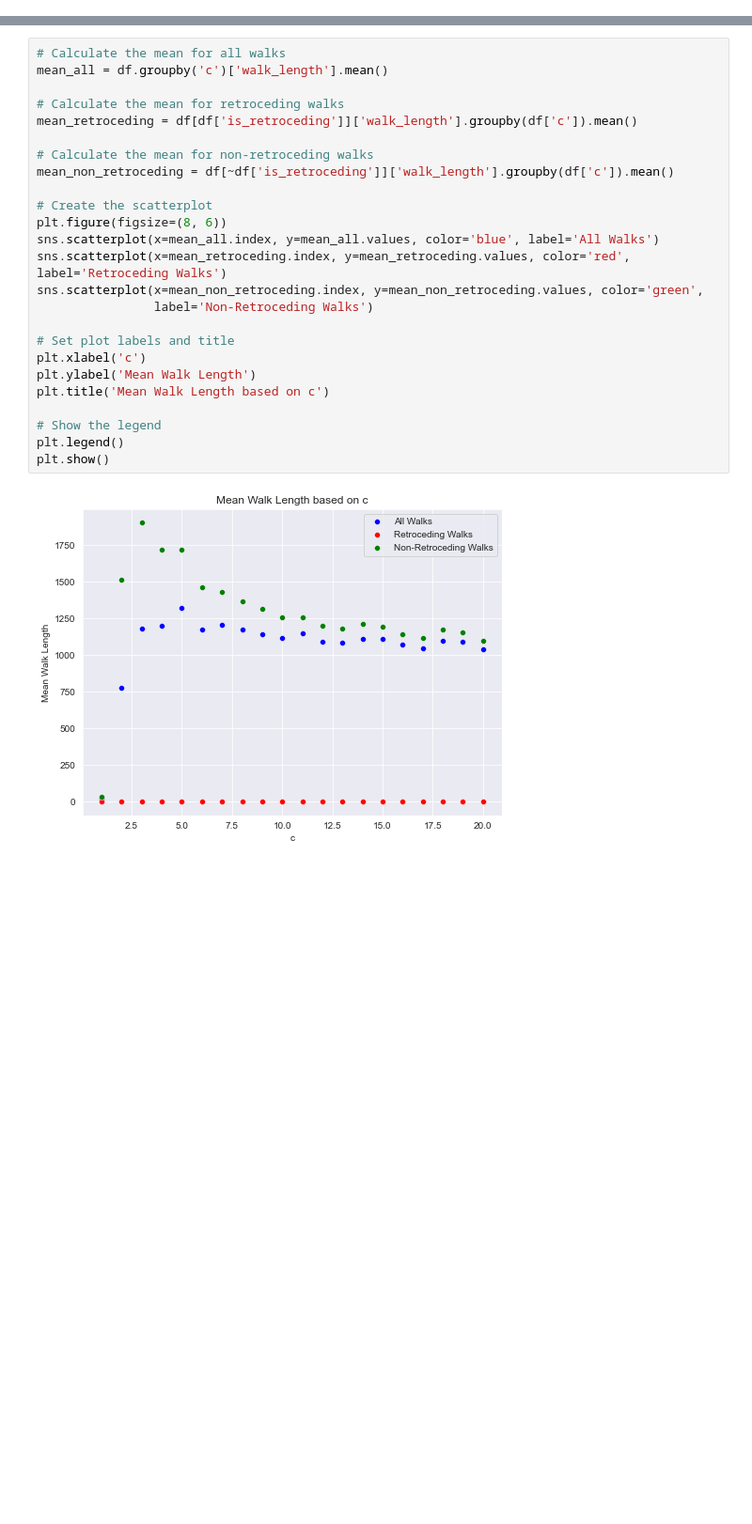
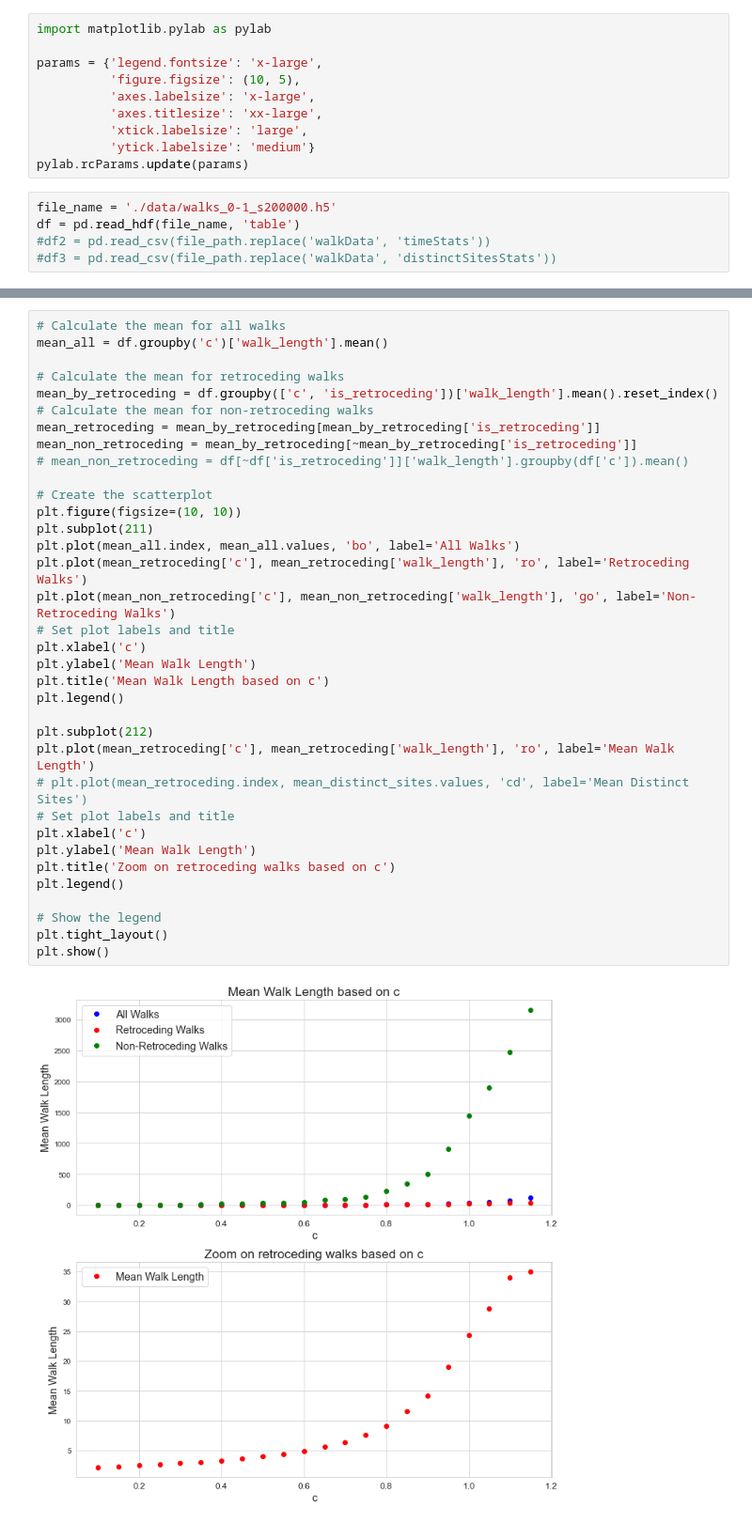
Before and after one commit to mottyg1/amirim_project, a Jupyter notebook: graphs.ipynb, the cells around one changed output, grey strips where cells are left out. Shown at 94% size. Cells and saved outputs as stored; diff of their text form; blank space fills up the shorter version.

```diff
--- a/graphs.ipynb
+++ b/graphs.ipynb
@@ -9,3 +8,18 @@ df2 = pd.read_csv('./data/2023-05-17_01_er_distinctSites_n1000_s5000.csv')
+# %%
+import matplotlib.pylab as pylab
+
+params = {'legend.fontsize': 'x-large',
+          'figure.figsize': (10, 5),
+          'axes.labelsize': 'x-large',
+          'axes.titlesize': 'xx-large',
+          'xtick.labelsize': 'large',
+          'ytick.labelsize': 'medium'}
+pylab.rcParams.update(params)
+# %%
+file_name = './data/walks_0-1_s200000.h5'
+df = pd.read_hdf(file_name, 'table')
+#df2 = pd.read_csv(file_path.replace('walkData', 'timeStats'))
+#df3 = pd.read_csv(file_path.replace('walkData', 'distinctSitesStats'))
 # %%
 # Calculate the probability of the walk being retroceding based on the value of c
 prob_retroceding = df.groupby('c')['is_retroceding'].mean()
@@ -50,27 +65,37 @@ plt.show()
 # %%
 # Calculate the mean for all walks
 mean_all = df.groupby('c')['walk_length'].mean()
 
 # Calculate the mean for retroceding walks
-mean_retroceding = df[df['is_retroceding']]['walk_length'].groupby(df['c']).mean()
-
+mean_by_retroceding = df.groupby(['c', 'is_retroceding'])['walk_length'].mean().reset_index()
 # Calculate the mean for non-retroceding walks
-mean_non_retroceding = df[~df['is_retroceding']]['walk_length'].groupby(df['c']).mean()
+mean_retroceding = mean_by_retroceding[mean_by_retroceding['is_retroceding']]
+mean_non_retroceding = mean_by_retroceding[~mean_by_retroceding['is_retroceding']]
+# mean_non_retroceding = df[~df['is_retroceding']]['walk_length'].groupby(df['c']).mean()
 
 # Create the scatterplot
-plt.figure(figsize=(8, 6))
-sns.scatterplot(x=mean_all.index, y=mean_all.values, color='blue', label='All Walks')
-sns.scatterplot(x=mean_retroceding.index, y=mean_retroceding.values, color='red', label='Retroceding Walks')
-sns.scatterplot(x=mean_non_retroceding.index, y=mean_non_retroceding.values, color='green',
-                label='Non-Retroceding Walks')
-
+plt.figure(figsize=(10, 10))
+plt.subplot(211)
+plt.plot(mean_all.index, mean_all.values, 'bo', label='All Walks')
+plt.plot(mean_retroceding['c'], mean_retroceding['walk_length'], 'ro', label='Retroceding Walks')
+plt.plot(mean_non_retroceding['c'], mean_non_retroceding['walk_length'], 'go', label='Non-Retroceding Walks')
 # Set plot labels and title
 plt.xlabel('c')
 plt.ylabel('Mean Walk Length')
 plt.title('Mean Walk Length based on c')
+plt.legend()
+
+plt.subplot(212)
+plt.plot(mean_retroceding['c'], mean_retroceding['walk_length'], 'ro', label='Mean Walk Length')
+# plt.plot(mean_retroceding.index, mean_distinct_sites.values, 'cd', label='Mean Distinct Sites')
+# Set plot labels and title
+plt.xlabel('c')
+plt.ylabel('Mean Walk Length')
+plt.title('Zoom on retroceding walks based on c')
+plt.legend()
 
 # Show the legend
-plt.legend()
+plt.tight_layout()
 plt.show()
 # %% [output]
-[figure, old version]
+[figure, new version]
```
Also changed, not shown: parts of 13 cells of this notebook, 11 other files.
